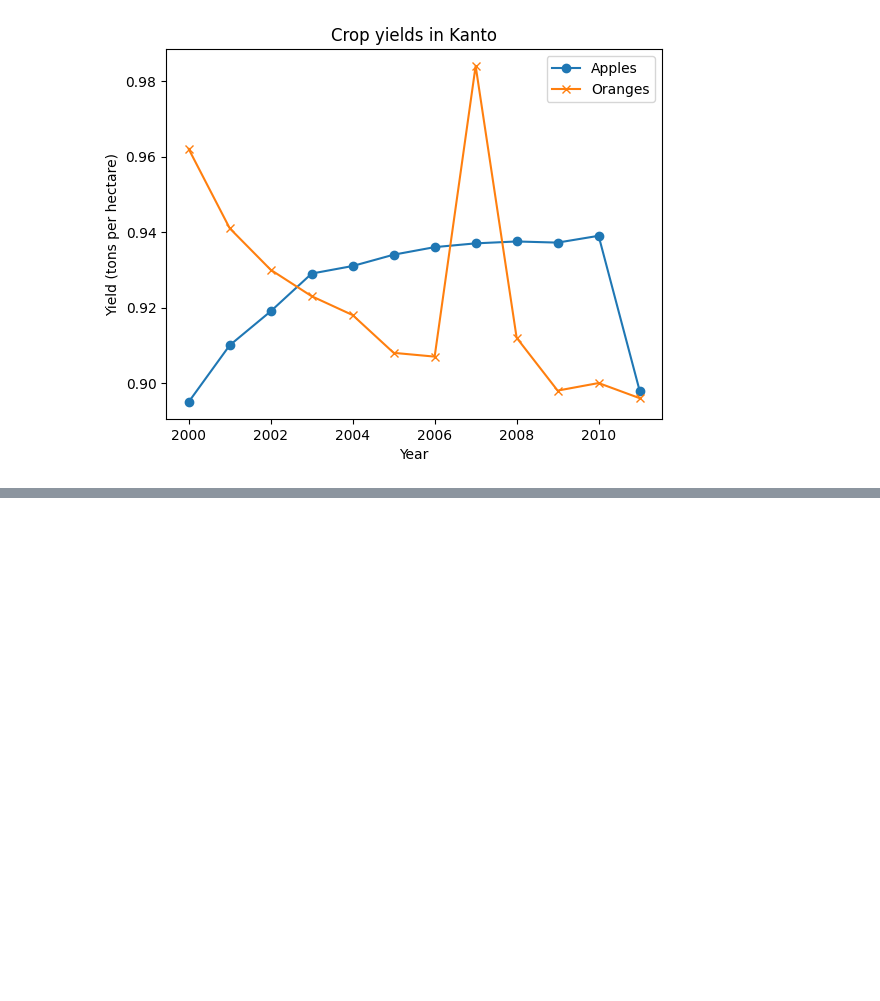
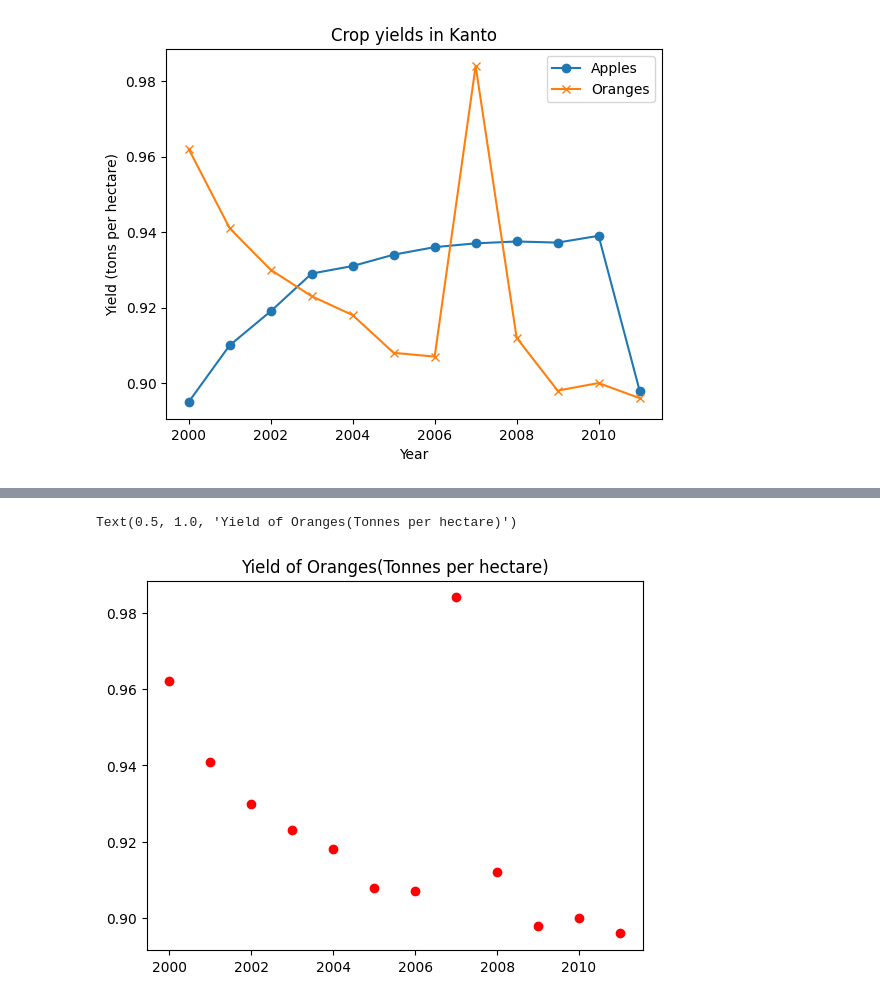
Before and after one commit to ravi1v/Data-analysis-with-python, a Jupyter notebook: 8 Data visualization .ipynb, the cells around one changed output, grey strips where cells are left out. Cells and saved outputs as stored; diff of their text form; code cells hidden in the pictures; blank space fills up the shorter version.

```diff
--- a/8 Data visualization .ipynb
+++ b/8 Data visualization .ipynb
@@ -79,0 +119,6 @@ plt.legend(['Apples','Oranges']);
+# %%
+plt.plot(years,oranges,'or')
+plt.title("Yield of Oranges(Tonnes per hectare)")
+# %% [output]
+Text(0.5, 1.0, 'Yield of Oranges(Tonnes per hectare)')
+[figure, added]
```
Also changed, not shown: parts of 5 cells of this notebook.
